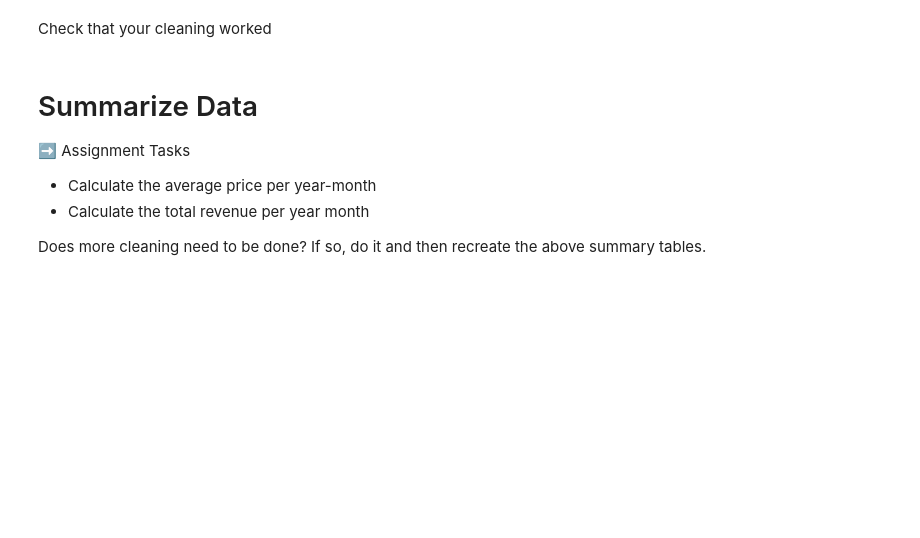
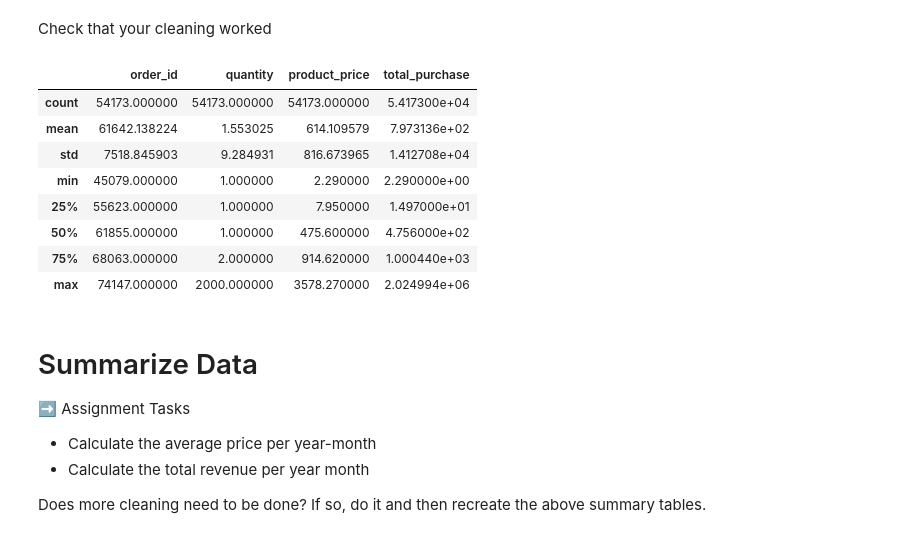
Before and after one commit to MatthewAramaki/IS_4487_Tokyo, a Jupyter notebook: Aramaki_day3_lab_retailer_intro.ipynb, the cells around one changed output. Saved outputs shown, nothing was run; the diff lists cells and outputs as text; code cells hidden in the pictures; blank space fills up the shorter version.

```diff
--- a/Aramaki_day3_lab_retailer_intro.ipynb
+++ b/Aramaki_day3_lab_retailer_intro.ipynb
@@ -79,5 +92,16 @@ Check that your cleaning worked
 # %%
 # your code goes here
+ss_clean.describe()
+# %% [output]
+|  | order_id | quantity | product_price | total_purchase |
+| count | 54173.000000 | 54173.000000 | 54173.000000 | 5.417300e+04 |
+| mean | 61642.138224 | 1.553025 | 614.109579 | 7.973136e+02 |
+| std | 7518.845903 | 9.284931 | 816.673965 | 1.412708e+04 |
+| min | 45079.000000 | 1.000000 | 2.290000 | 2.290000e+00 |
+| 25% | 55623.000000 | 1.000000 | 7.950000 | 1.497000e+01 |
+| 50% | 61855.000000 | 1.000000 | 475.600000 | 4.756000e+02 |
+| 75% | 68063.000000 | 2.000000 | 914.620000 | 1.000440e+03 |
+| max | 74147.000000 | 2000.000000 | 3578.270000 | 2.024994e+06 |
 # %% [markdown]
 # Summarize Data
 
```
Also changed, not shown: parts of 10 cells of this notebook.
